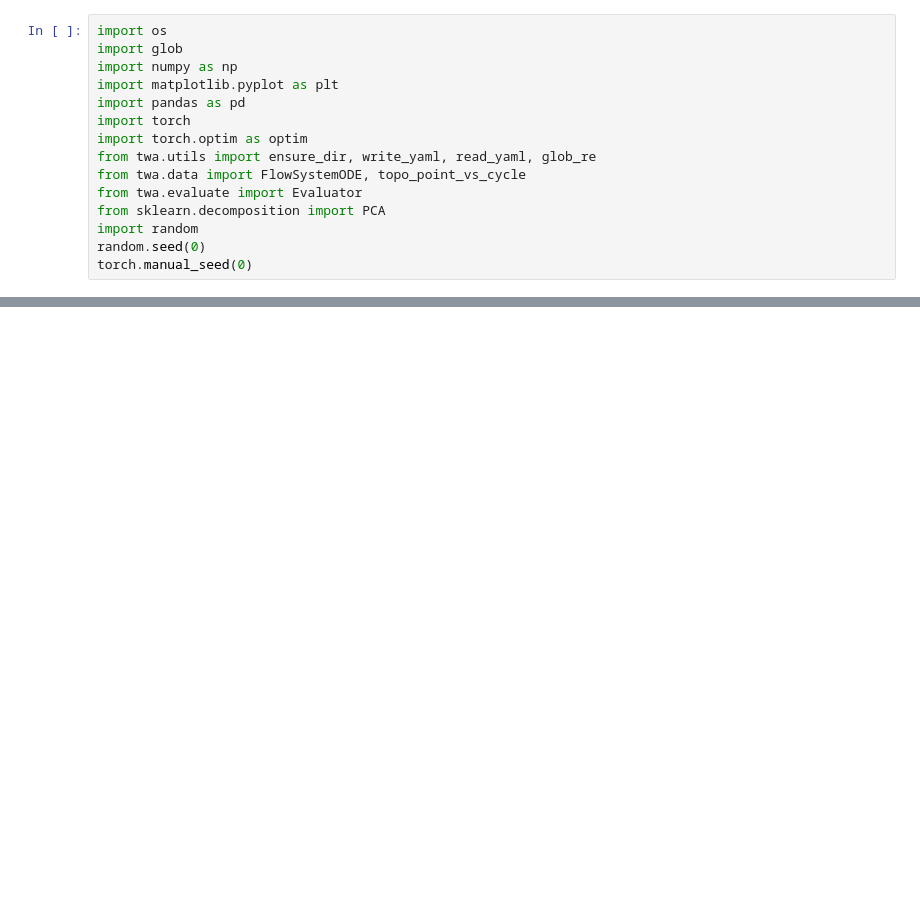
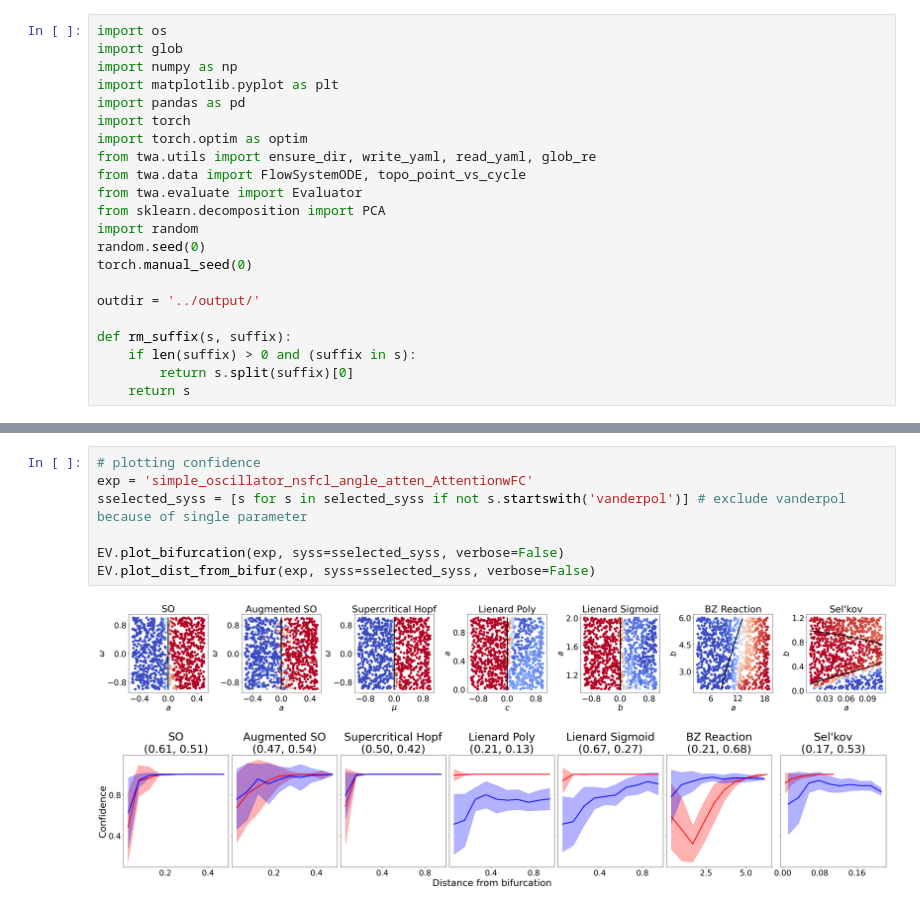
Before and after one commit to nitzanlab/time-warp-attend, a Jupyter notebook: notebooks/evaluate.ipynb, the cells around one changed output, grey strips where cells are left out. Saved outputs shown, nothing was run; the diff lists cells and outputs as text; blank space fills up the shorter version.

```diff
--- a/notebooks/evaluate.ipynb
+++ b/notebooks/evaluate.ipynb
@@ -13,3 +13,10 @@ from sklearn.decomposition import PCA
 import random
 random.seed(0)
 torch.manual_seed(0)
+
+outdir = '../output/'
+
+def rm_suffix(s, suffix):
+    if len(suffix) > 0 and (suffix in s):
+        return s.split(suffix)[0]
+    return s
@@ -130,0 +102,10 @@ exp = 'simple_oscillator_nsfcl_angle_atten_AttentionwFC'
+# %%
+# plotting confidence
+exp = 'simple_oscillator_nsfcl_angle_atten_AttentionwFC'
+sselected_syss = [s for s in selected_syss if not s.startswith('vanderpol')] # exclude vanderpol because of single parameter
+
+EV.plot_bifurcation(exp, syss=sselected_syss, verbose=False)
+EV.plot_dist_from_bifur(exp, syss=sselected_syss, verbose=False)
+# %% [output]
+[figure, added]
+[figure, added]
```
Also changed, not shown: parts of 27 cells of this notebook, 11 other files.
